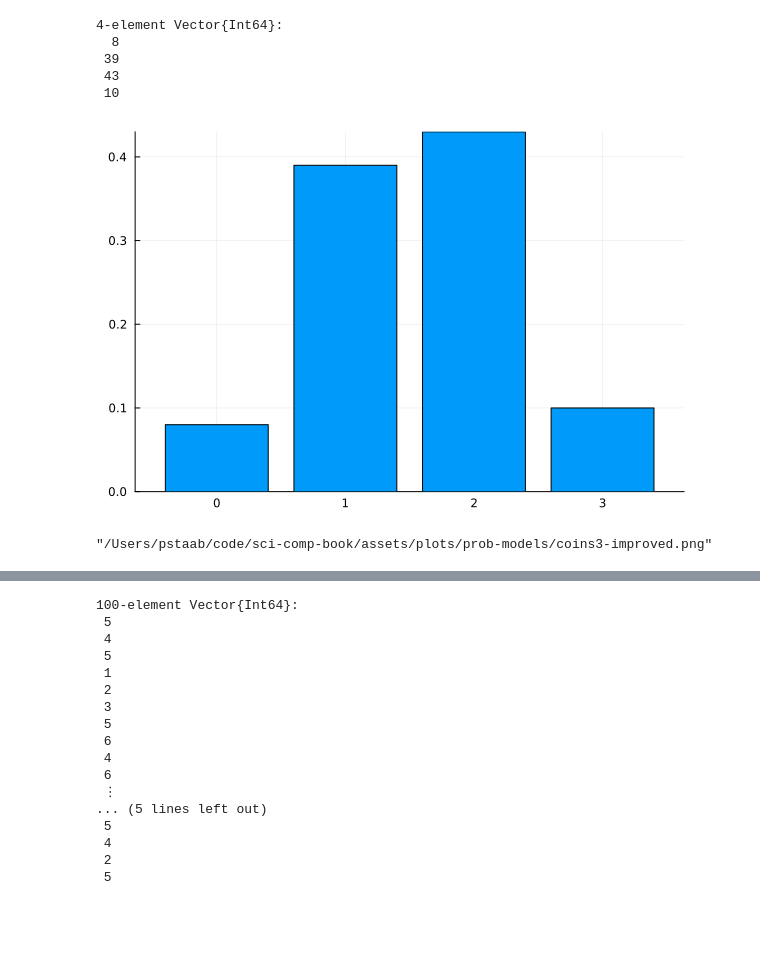
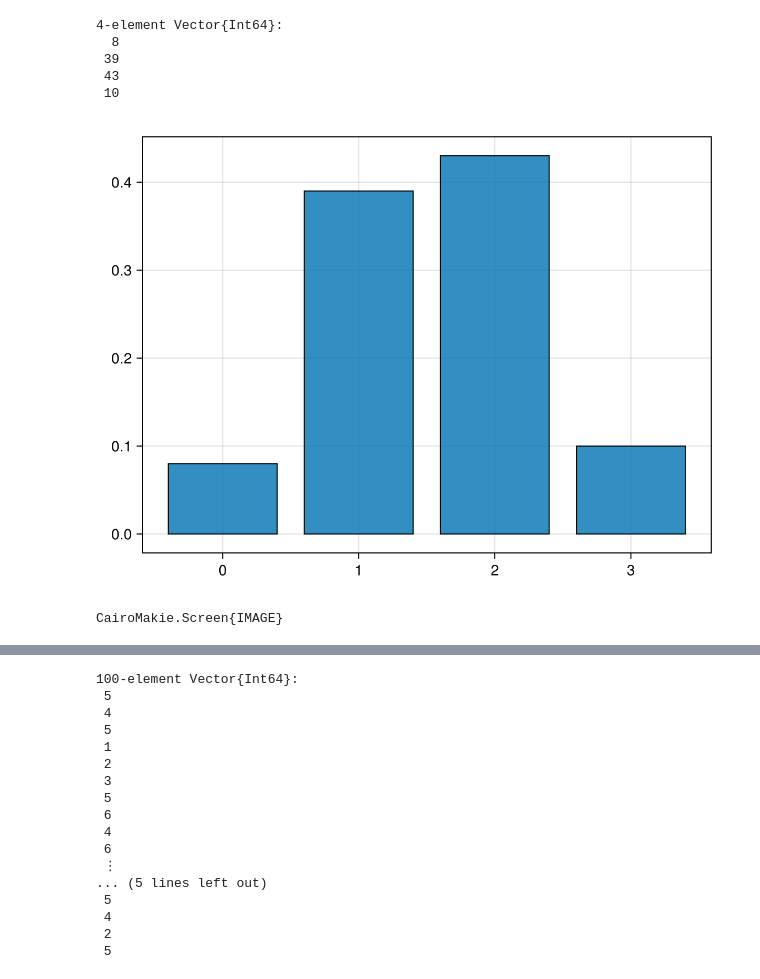
Before and after one commit to pstaabp/sci-comp-book, a Jupyter notebook: julia-output/prob-models.ipynb, the cells around one changed output, grey strips where cells are left out. Saved outputs shown, nothing was run; the diff lists cells and outputs as text; code cells hidden in the pictures; blank space fills up the shorter version.

```diff
--- a/julia-output/prob-models.ipynb
+++ b/julia-output/prob-models.ipynb
@@ -86,11 +94,11 @@ dice_count = counts(num_heads,0:3)
  39
  43
  10
-# %%
-bar(0:3,dice_count/sum(dice_count),legend=false)
-# %% [output]
-[figure, removed]
+# %%
+fig = barplot(0:3,head_count/sum(head_count), strokewidth = 1)
+# %% [output]
+[figure, added]
 # %%
-savefig("../assets/plots/prob-models/coins3-improved.png")
+save("../assets/plots/prob-models/coins3-improved.png", fig)
 # %% [output]
-"/Users/pstaab/code/sci-comp-book/assets/plots/prob-models/coins3-improved.png"
+CairoMakie.Screen{IMAGE}
```
Also changed, not shown: parts of 9 cells of this notebook, 18 other files.
